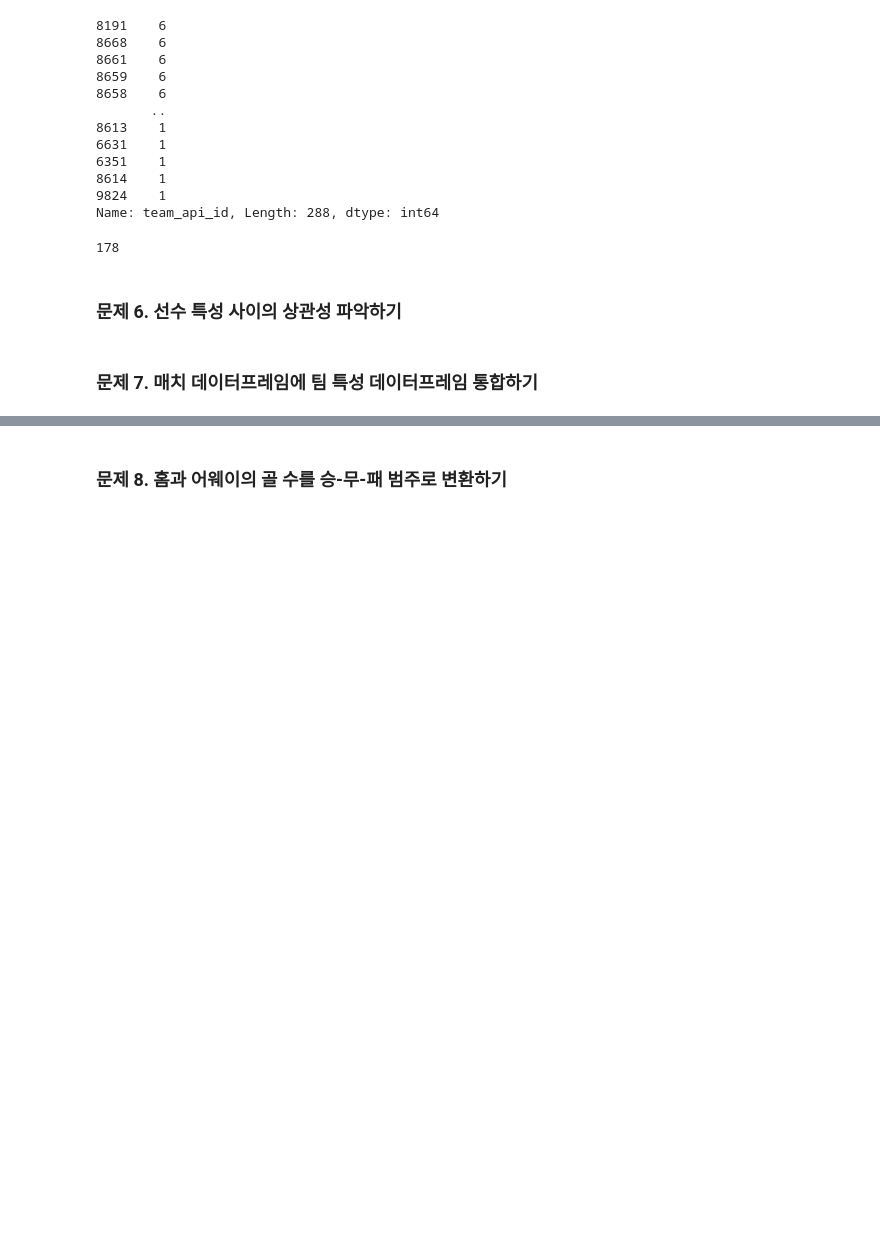
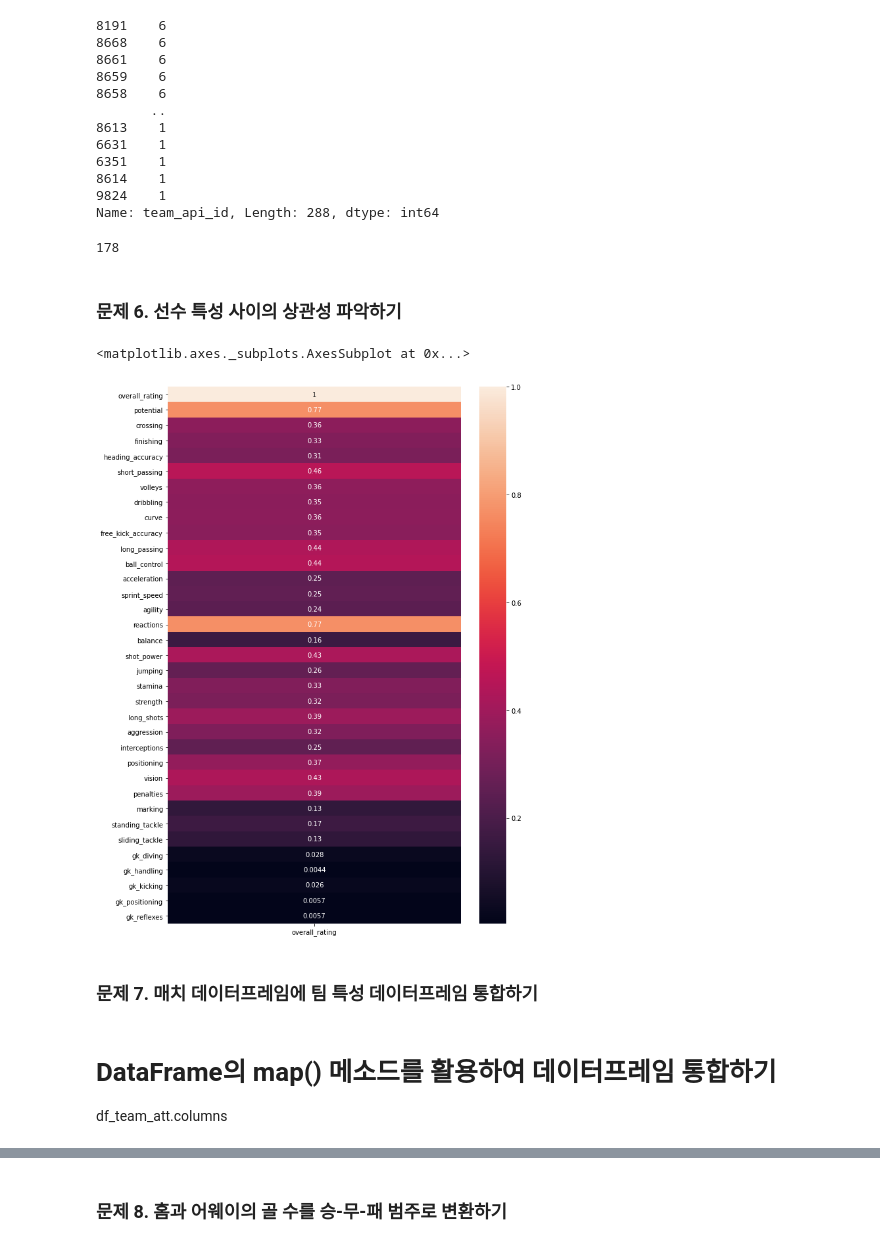
Before and after one commit to khiljaekang/colab, a Jupyter notebook: 오늘_밤_유럽_축구,_어디가_이길까__데이터로_분석하고_내기를_이겨보자.ipynb, the cells around one changed output, grey strips where cells are left out. Cells and saved outputs as stored; diff of their text form; code cells hidden in the pictures; blank space fills up the shorter version.

```diff
--- a/오늘_밤_유럽_축구,_어디가_이길까__데이터로_분석하고_내기를_이겨보자.ipynb
+++ b/오늘_밤_유럽_축구,_어디가_이길까__데이터로_분석하고_내기를_이겨보자.ipynb
@@ -378,5 +378,10 @@ df_match['home_team_api_id'].map(df_team_att.groupby('team_api_id').mean()['buil
 ### 문제 6. 선수 특성 사이의 상관성 파악하기
 # %%
 # DataFrame의 corr() 메소드와 Seaborn의 heatmap() 메소드를 이용하여 Pearson's correlation 시각화하기
+fig = plt.figure(figsize=(10,15))
+sns.heatmap(df_player_att.drop(['id','player_fifa_api_id','player_api_id'],axis=1).corr()[['overall_rating']],annot=True)
+# %% [output]
+<matplotlib.axes._subplots.AxesSubplot at 0x...>
+[figure, added]
 # %% [markdown]
 ### 문제 7. 매치 데이터프레임에 팀 특성 데이터프레임 통합하기
@@ -384,0 +388,3 @@ df_match['home_team_api_id'].map(df_team_att.groupby('team_api_id').mean()['buil
+# %% [markdown]
+# DataFrame의 map() 메소드를 활용하여 데이터프레임 통합하기
+df_team_att.columns
```
Also changed, not shown: parts of 37 cells of this notebook.
